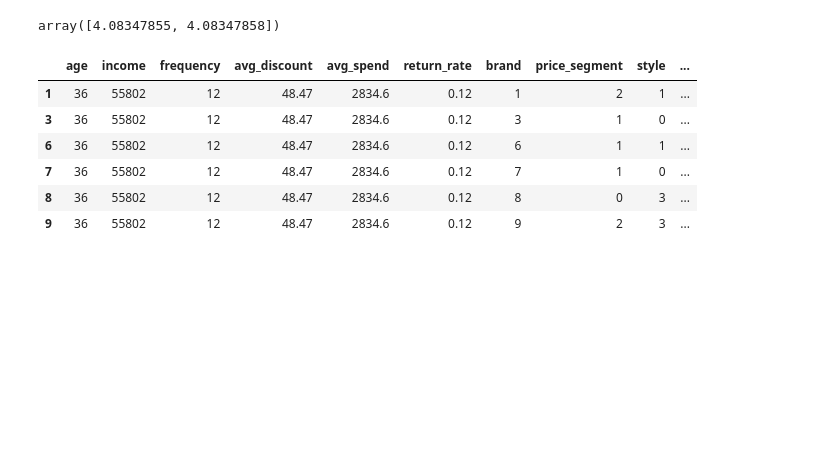
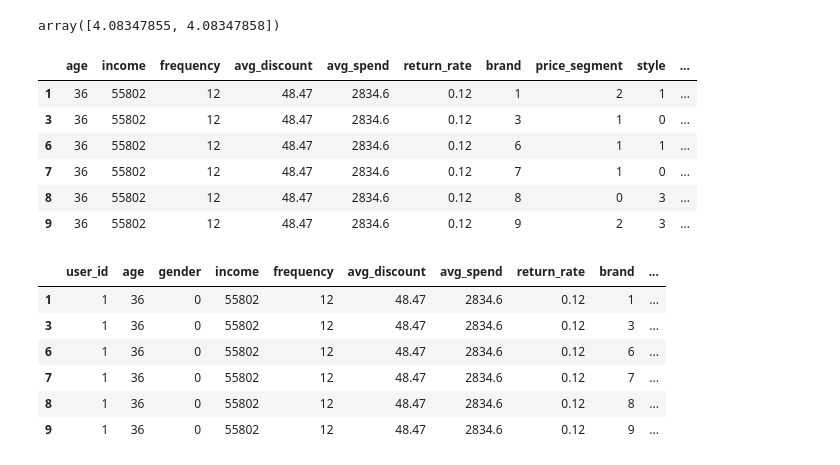
Before and after one commit to EdwinVivek/ML-hands-on-notebooks, a Jupyter notebook: Recommendation Systems/brand_recommendation.ipynb, the cells around one changed output. Saved outputs shown, nothing was run; the diff lists cells and outputs as text; code cells hidden in the pictures; blank space fills up the shorter version.

```diff
--- a/Recommendation Systems/brand_recommendation.ipynb
+++ b/Recommendation Systems/brand_recommendation.ipynb
@@ -740,3 +807,13 @@ test[test["user_id"] == 1][ff]
 | 7 | 36 | 55802 | 12 | 48.47 | 2834.6 | 0.12 | 7 | 1 | 0 | ... |
 | 8 | 36 | 55802 | 12 | 48.47 | 2834.6 | 0.12 | 8 | 0 | 3 | ... |
 | 9 | 36 | 55802 | 12 | 48.47 | 2834.6 | 0.12 | 9 | 2 | 3 | ... |
+# %%
+test[test["user_id"] == 1].head(20)
+# %% [output]
+|  | user_id | age | gender | income | frequency | avg_discount | avg_spend | return_rate | brand | ... |
+| 1 | 1 | 36 | 0 | 55802 | 12 | 48.47 | 2834.6 | 0.12 | 1 | ... |
+| 3 | 1 | 36 | 0 | 55802 | 12 | 48.47 | 2834.6 | 0.12 | 3 | ... |
+| 6 | 1 | 36 | 0 | 55802 | 12 | 48.47 | 2834.6 | 0.12 | 6 | ... |
+| 7 | 1 | 36 | 0 | 55802 | 12 | 48.47 | 2834.6 | 0.12 | 7 | ... |
+| 8 | 1 | 36 | 0 | 55802 | 12 | 48.47 | 2834.6 | 0.12 | 8 | ... |
+| 9 | 1 | 36 | 0 | 55802 | 12 | 48.47 | 2834.6 | 0.12 | 9 | ... |
```
Also changed, not shown: parts of 5 cells of this notebook, 4 other files.
